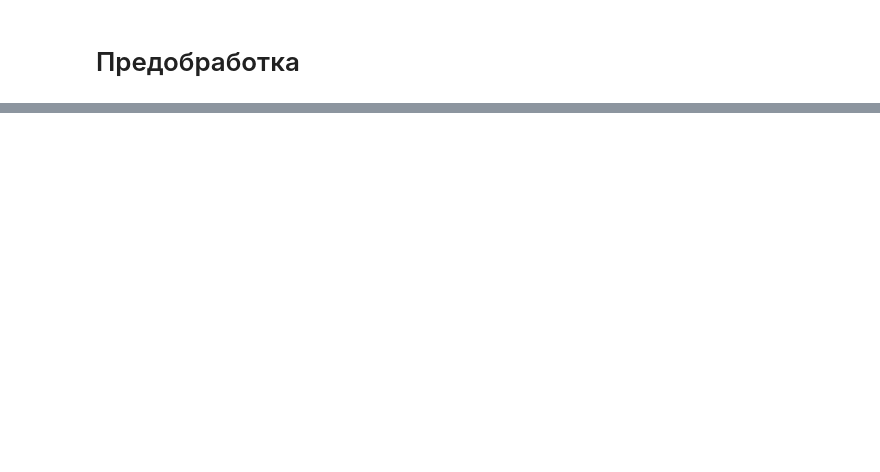
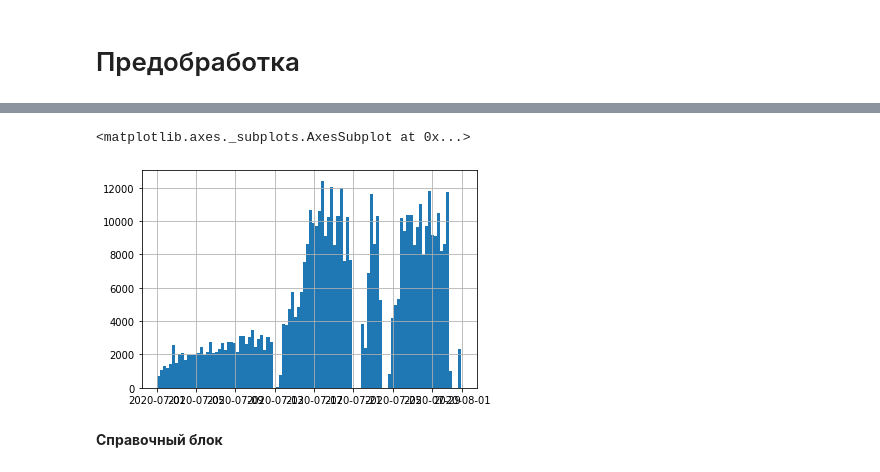
Before and after one commit to prostosysop/RZD, a Jupyter notebook: Clear_data.ipynb, the cells around one changed output, grey strips where cells are left out. Saved outputs shown, nothing was run; the diff lists cells and outputs as text; code cells hidden in the pictures; blank space fills up the shorter version.

```diff
--- a/Clear_data.ipynb
+++ b/Clear_data.ipynb
@@ -616,0 +210,24 @@ RFC_bp.n_features_in
+# %%
+# возвращает стек непустых датафреймов с операциями включения,соответствующих условию, для каждого вагона на всех станциях
+def get_all_includes_by_vags(data):
+    data_vags_stack = get_data_vags(data)
+    includes_by_vags = []
+    print('Идет поиск необходимых операций включений для каждого уникального вагона из {} :'.format(len(data_vags_stack)))
+    for data_vag in tqdm(data_vags_stack):
+        data_vag_stations_stack = split_data_vag_into_stations(data_vag)
+        includes_by_vag_st = [] # те, что получились здесь с разных станций сложим в один датафрейм ( для каждого вагона)
+        for data_vag_station in data_vag_stations_stack:
+            includes_by_vag_st.append(get_includes(data_vag_station))
+
+        includes_by_vag_df = pd.concat([x for x in includes_by_vag_st]) # соединим датафреймы с каждой отдельной станцей в один для каждого вагона
+        includes_by_vags.append(includes_by_vag_df)
+    return [df for df in includes_by_vags if not df.empty]
+# %%
+# соединяет датафреймы друг с другом
+def get_includes_df(all_includes_by_vags):
+    df_includes = pd.concat([x for x in all_includes_by_vags])
+    print('Общее по всем вагонам количество подходящих условию операций включения составило {}'.format(df_includes.shape[0]))
+    return df_includes
+# %%
+%%time
+all_includes_by_vags = get_all_includes_by_vags(data)
@@ -616,0 +255,8 @@ RFC_bp.n_features_in
+# %%
+# Стало
+df_includes.operation_date.hist(bins=100,)
+# %% [output]
+<matplotlib.axes._subplots.AxesSubplot at 0x...>
+[figure, added]
+# %% [markdown]
+**Справочный блок**
```
Also changed, not shown: parts of 87 cells of this notebook.
